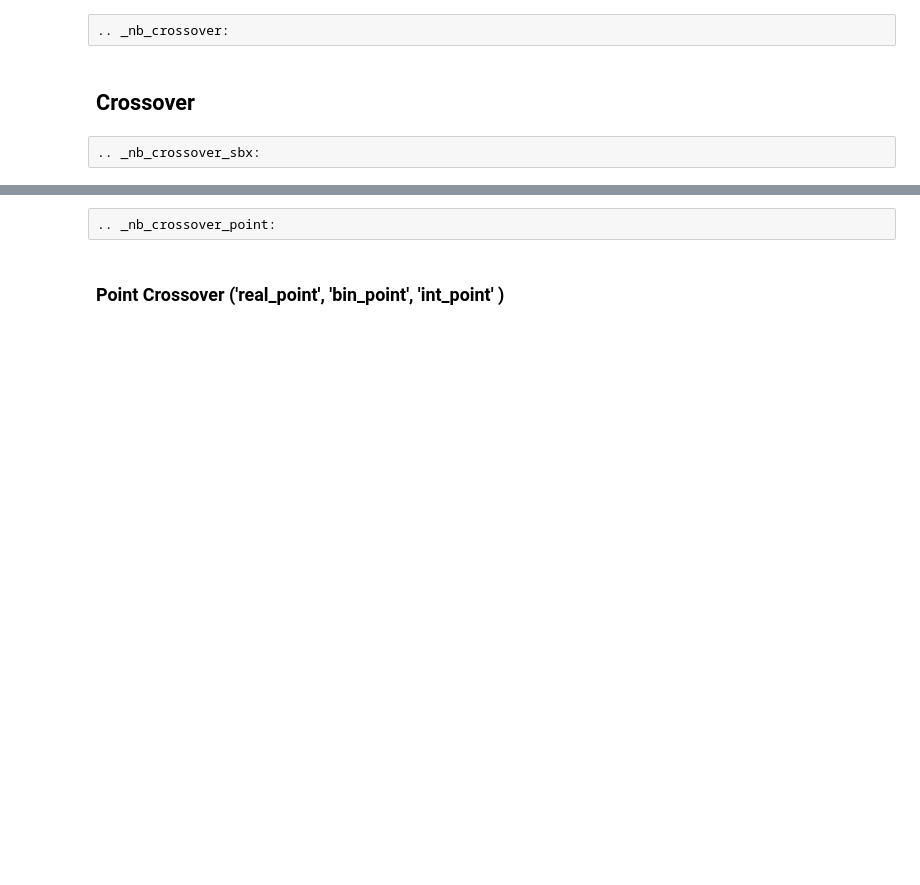
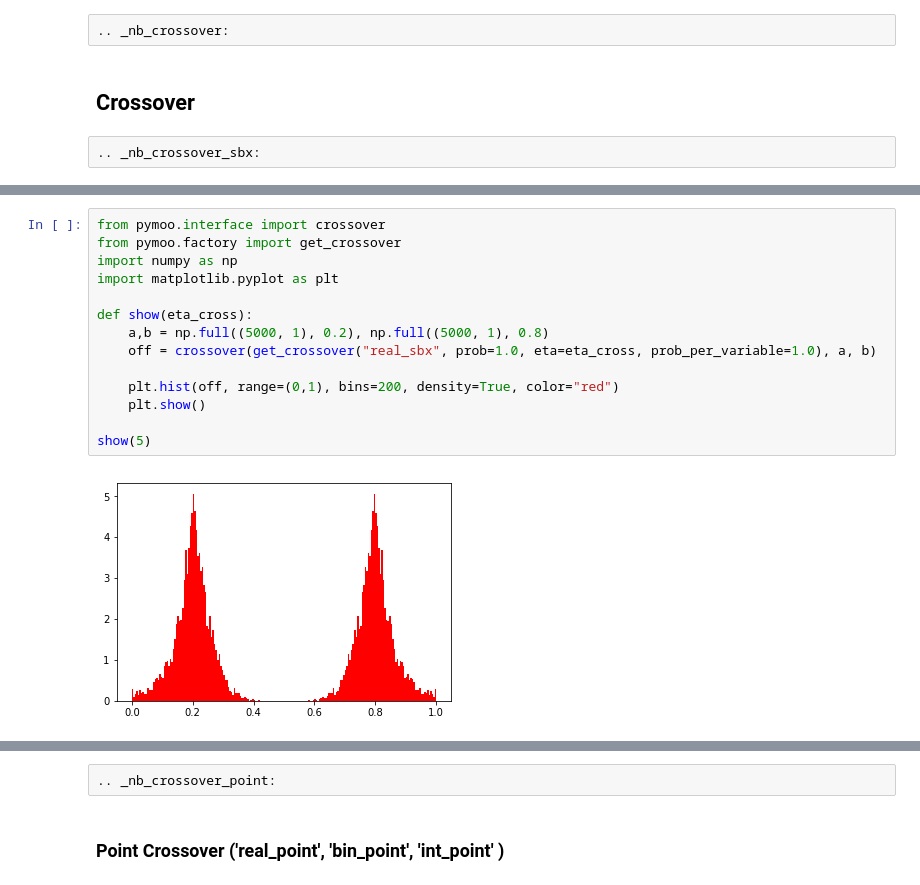
Before and after one commit to anyoptimization/pymoo, a Jupyter notebook: doc/source/components/crossover.ipynb, the cells around one changed output, grey strips where cells are left out. Saved outputs shown, nothing was run; the diff lists cells and outputs as text; blank space fills up the shorter version.

```diff
--- a/doc/source/components/crossover.ipynb
+++ b/doc/source/components/crossover.ipynb
@@ -10,0 +15,16 @@ Details about the crossover can be found in <cite data-cite="sbx"></cite>. Real
+# %%
+from pymoo.interface import crossover
+from pymoo.factory import get_crossover
+import numpy as np
+import matplotlib.pyplot as plt
+
+def show(eta_cross):
+    a,b = np.full((5000, 1), 0.2), np.full((5000, 1), 0.8)
+    off = crossover(get_crossover("real_sbx", prob=1.0, eta=eta_cross, prob_per_variable=1.0), a, b)
+
+    plt.hist(off, range=(0,1), bins=200, density=True, color="red")
+    plt.show()
+
+show(5)
+# %% [output]
+[figure, added]
```
Also changed, not shown: parts of 11 cells of this notebook, 52 other files.
